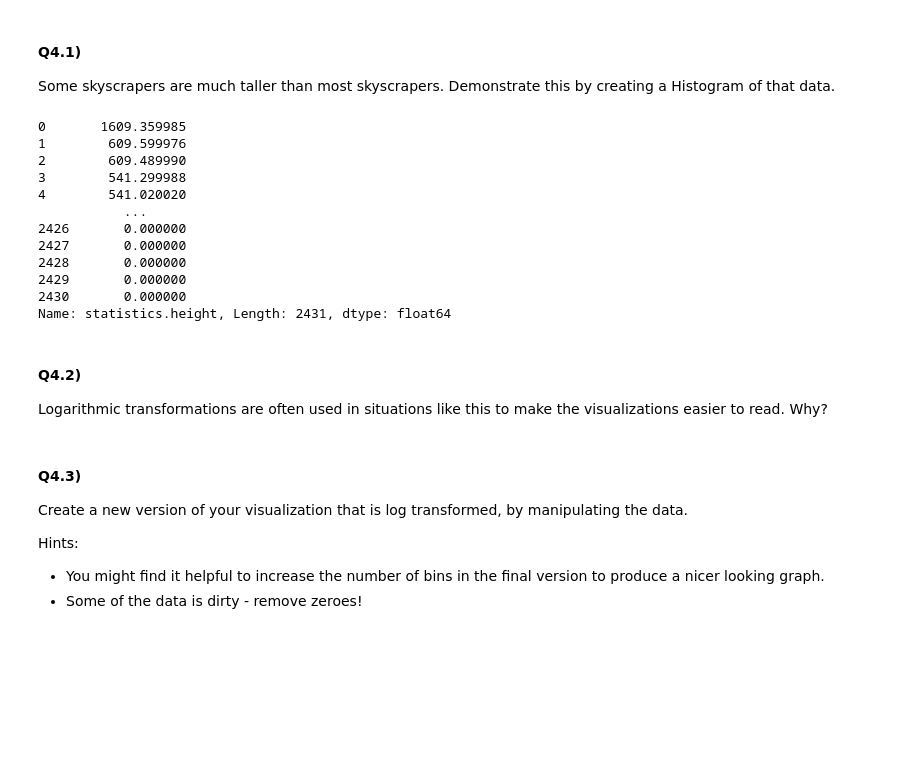
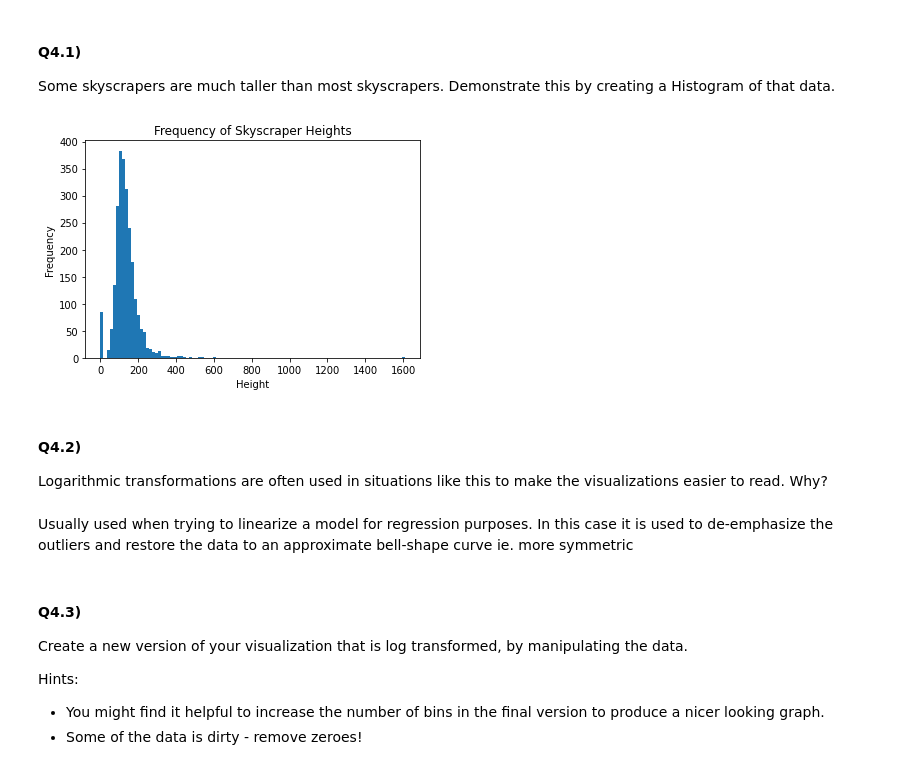
Before and after one commit to amaniedu71/CISC367-h-w, a Jupyter notebook: wk6/Statistics_Workbook.ipynb, the cells around one changed output. Saved outputs shown, nothing was run; the diff lists cells and outputs as text; code cells hidden in the pictures; blank space fills up the shorter version.

```diff
--- a/wk6/Statistics_Workbook.ipynb
+++ b/wk6/Statistics_Workbook.ipynb
@@ -382,27 +430,22 @@ https://machinelearningmastery.com/a-gentle-introduction-to-normality-tests-in-p
 #### Q4.1)
 
 Some skyscrapers are much taller than most skyscrapers. Demonstrate this by creating a Histogram of that data.
-# %%
-skyscrapers['statistics.height']
-# ...
-# %% [output]
-0       1609.359985
-1        609.599976
-2        609.489990
-3        541.299988
-4        541.020020
-           ...
-2426       0.000000
-2427       0.000000
-2428       0.000000
-2429       0.000000
-2430       0.000000
-Name: statistics.height, Length: 2431, dtype: float64
+# %%
+skyscrapers_height = skyscrapers['statistics.height']
+plt.hist(skyscrapers_height, bins=100)
+plt.title("Frequency of Skyscraper Heights")
+plt.xlabel("Height")
+plt.ylabel("Frequency")
+plt.show()
+# %% [output]
+[figure, added]
 # %% [markdown]
 #### Q4.2)
 
 Logarithmic transformations are often used in situations like this to make the visualizations easier to read.
 Why?
+# %% [markdown]
+Usually used when trying to linearize a model for regression purposes. In this case it is used to de-emphasize the outliers and restore the data to an approximate bell-shape curve ie. more symmetric
 # %% [markdown]
 #### Q4.3)
 
```
Also changed, not shown: parts of 37 cells of this notebook.
